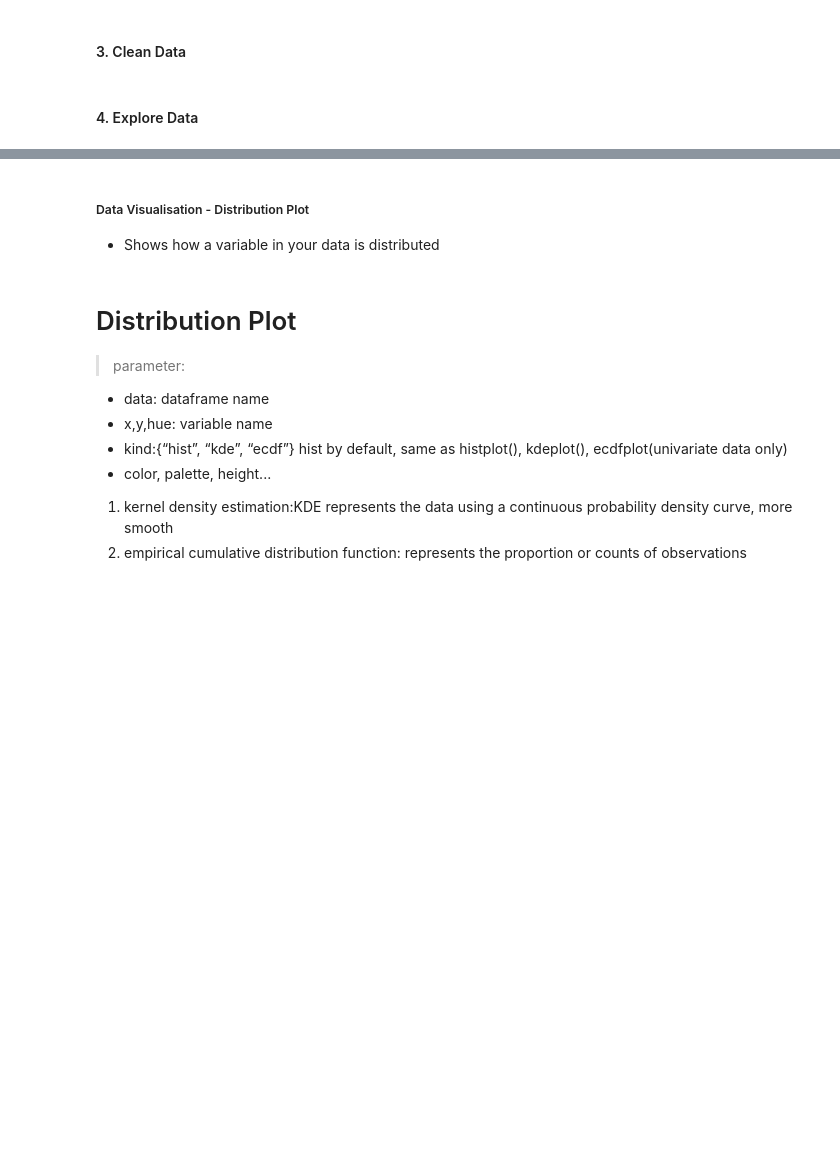
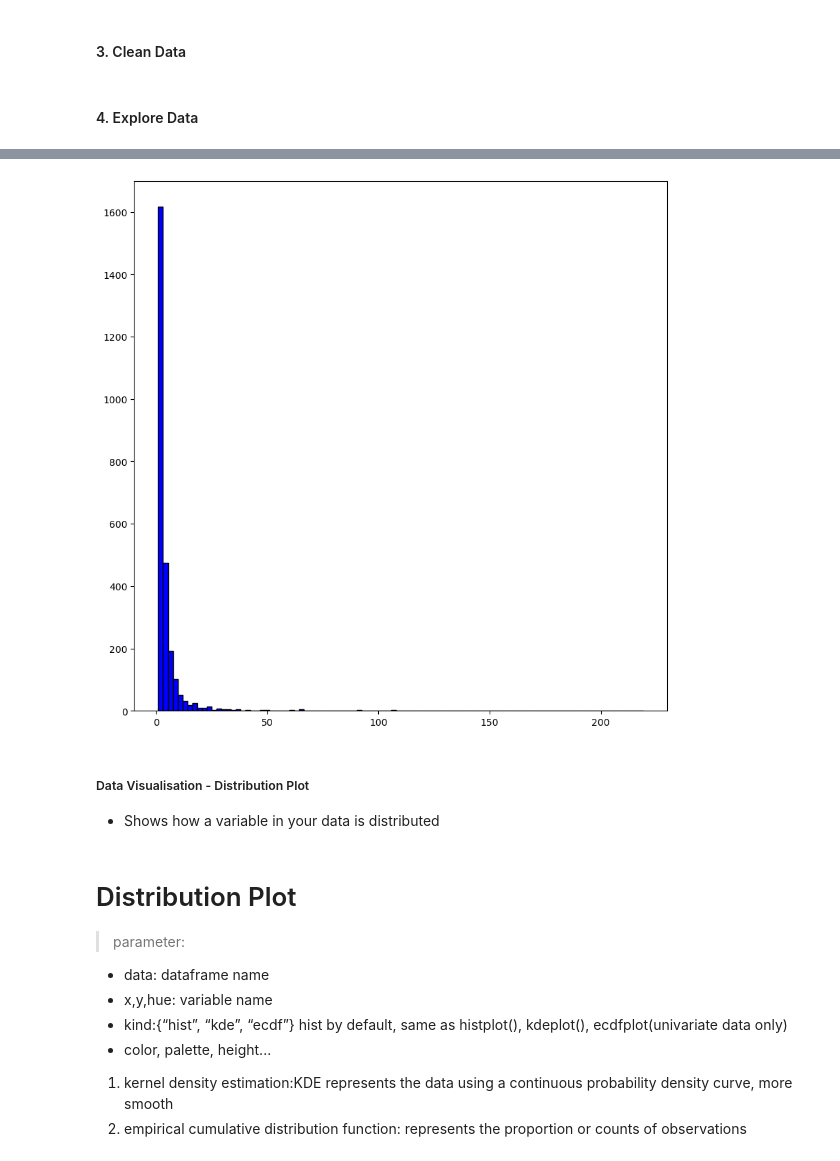
Before and after one commit to DACSIM/DSA-Curriculum, a Jupyter notebook: DSA-002-Python_Recap_EDA_and_ML_introduction/DS_2024_Python_EDA_Recap_[Blank].ipynb, the cells around one changed output, grey strips where cells are left out. Drawn from its saved outputs; the diff is of its cells as text; code cells hidden in the pictures; blank space fills up the shorter version.

```diff
--- a/DSA-002-Python_Recap_EDA_and_ML_introduction/DS_2024_Python_EDA_Recap_[Blank].ipynb
+++ b/DSA-002-Python_Recap_EDA_and_ML_introduction/DS_2024_Python_EDA_Recap_[Blank].ipynb
@@ -67,8 +282,12 @@
 # %%
 #Using the method we used previously
-
+fig, ax = plt.subplots(figsize = (10,10))
+ax.hist(forbes.networth, bins = 100, edgecolor='black', color='blue')
 # the higher the bin, the closer it is to the distribution plot which will be explained later
  #Notice the graphs are still similar to each other
+plt.show()
+# %% [output]
+[figure, added]
 # %% [markdown]
 ##### Data Visualisation - Distribution Plot
 - Shows how a variable in your data is distributed
```
Also changed, not shown: parts of 47 cells of this notebook, 4 other files.
